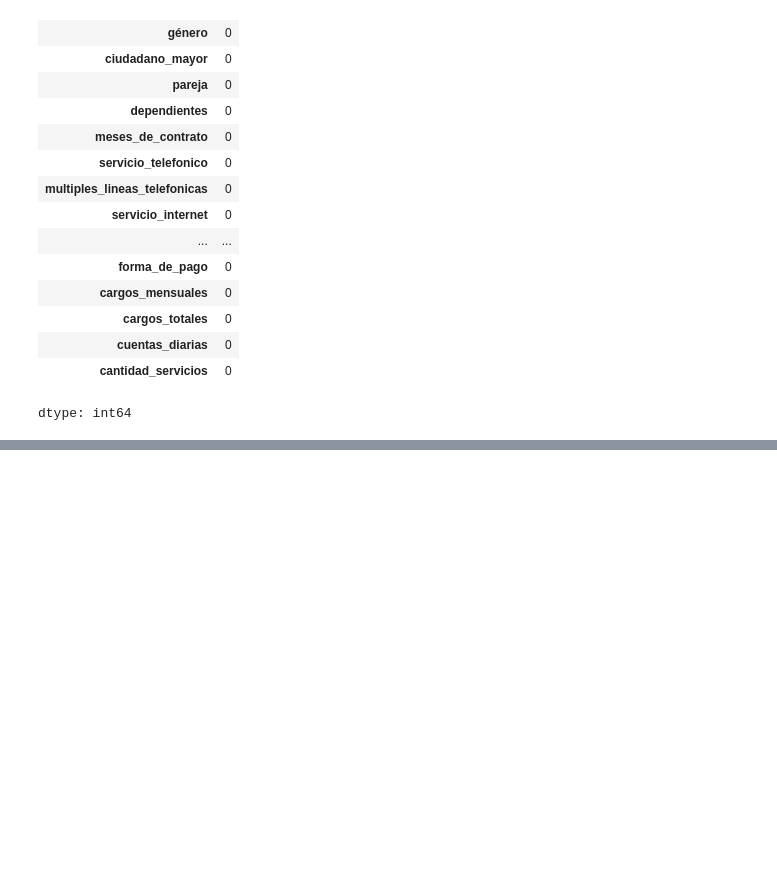
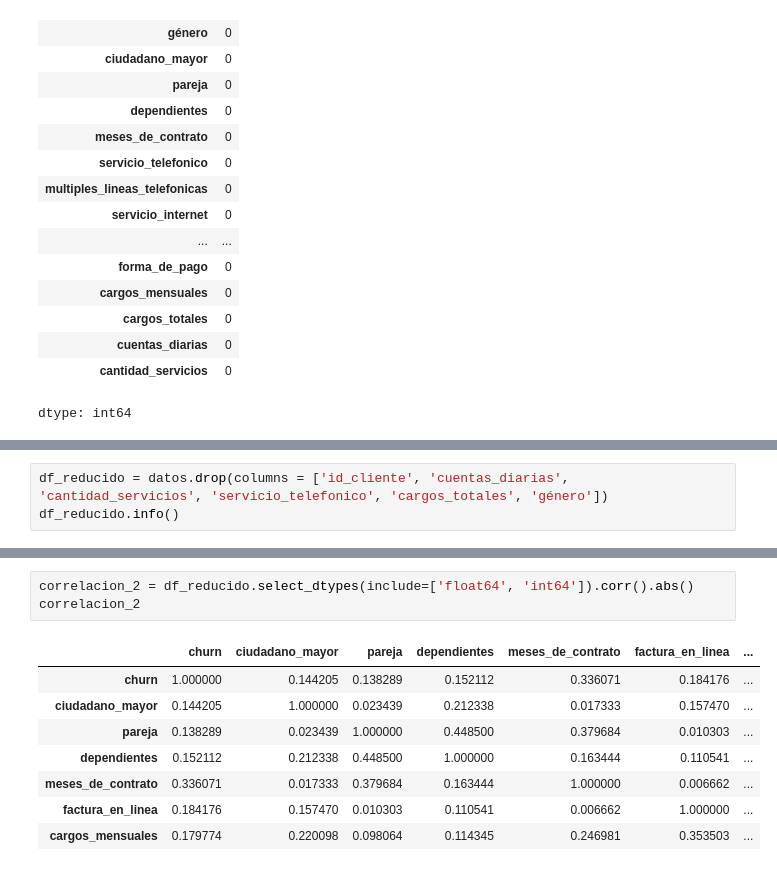
Before and after one commit to AlanGranea/Challenge-Telecom-X-Parte-2, a Jupyter notebook: Challenge_Telecom_X_Parte_2.ipynb, the cells around one changed output, grey strips where cells are left out. Saved outputs shown, nothing was run; the diff lists cells and outputs as text; blank space fills up the shorter version.

```diff
--- a/Challenge_Telecom_X_Parte_2.ipynb
+++ b/Challenge_Telecom_X_Parte_2.ipynb
@@ -69,0 +119,3 @@ dtype: int64
+# %%
+df_reducido = datos.drop(columns = ['id_cliente', 'cuentas_diarias', 'cantidad_servicios', 'servicio_telefonico', 'cargos_totales', 'género'])
+df_reducido.info()
@@ -69,0 +140,12 @@ dtype: int64
+# %%
+correlacion_2 = df_reducido.select_dtypes(include=['float64', 'int64']).corr().abs()
+correlacion_2
+# %% [output]
+|  | churn | ciudadano_mayor | pareja | dependientes | meses_de_contrato | factura_en_linea | ... |
+| churn | 1.000000 | 0.144205 | 0.138289 | 0.152112 | 0.336071 | 0.184176 | ... |
+| ciudadano_mayor | 0.144205 | 1.000000 | 0.023439 | 0.212338 | 0.017333 | 0.157470 | ... |
+| pareja | 0.138289 | 0.023439 | 1.000000 | 0.448500 | 0.379684 | 0.010303 | ... |
+| dependientes | 0.152112 | 0.212338 | 0.448500 | 1.000000 | 0.163444 | 0.110541 | ... |
+| meses_de_contrato | 0.336071 | 0.017333 | 0.379684 | 0.163444 | 1.000000 | 0.006662 | ... |
+| factura_en_linea | 0.184176 | 0.157470 | 0.010303 | 0.110541 | 0.006662 | 1.000000 | ... |
+| cargos_mensuales | 0.179774 | 0.220098 | 0.098064 | 0.114345 | 0.246981 | 0.353503 | ... |
```
Also changed, not shown: parts of 6 cells of this notebook.
